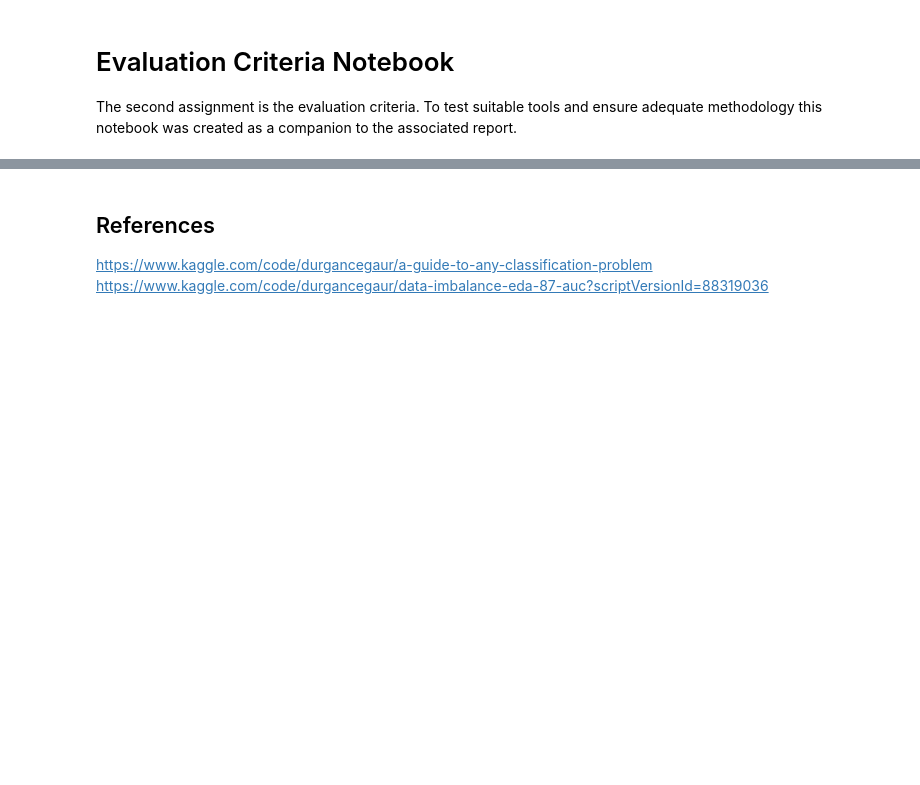
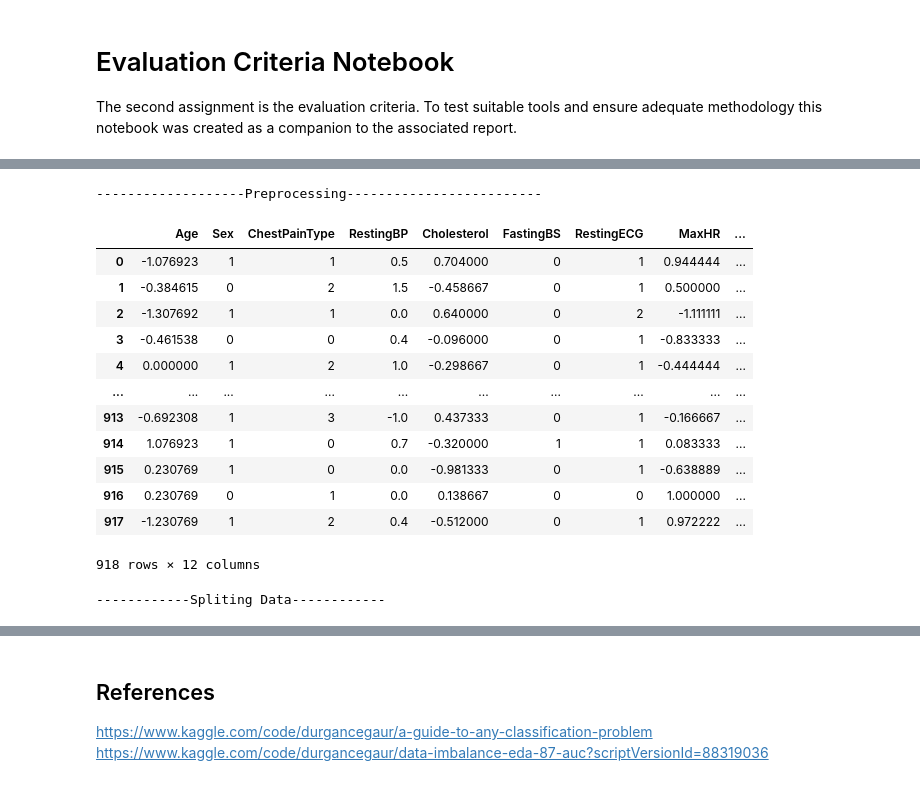
Before and after one commit to VeronicaObodozie/Responsible-and-Reproducible-AI, a Jupyter notebook: Heart Failure Prediction/Evaluation Criteria/evalCriteria.ipynb, the cells around one changed output, grey strips where cells are left out. Drawn from its saved outputs; the diff is of its cells as text; code cells hidden in the pictures; blank space fills up the shorter version.

```diff
--- a/Heart Failure Prediction/Evaluation Criteria/evalCriteria.ipynb
+++ b/Heart Failure Prediction/Evaluation Criteria/evalCriteria.ipynb
@@ -42,23 +72,37 @@ data.describe().T
 # %%
 #----------------------------------- DATA PREPROCESSING -------------------------------------------#
+print('-------------------Preprocessing-------------------------')
 # Outliers
-data[data['RestingBP']!=0]
-data[data['OldPeak']>0]
+# data.drop(data[data['RestingBP']==0].index, inplace=True)
+# data.drop(data[data['Oldpeak']<0].index, inplace=True)
+# data.drop(data[data.Oldpeak < 0].index, inplace=True)
+
+# data = data[data['Oldpeak'] >= 0]
+# data= data[data['RestingBP'] > 0]
 
 # Scaling
 robust_scale = RobustScaler()
 standard_scale = StandardScaler()
+minmax_scaler = MinMaxScaler()
 # Encoding
 ohe= OneHotEncoder()
+le = LabelEncoder()
 
 # Categorical Data Encoding
-data['Sex'] = ohe.fit_transform(data['Sex'])
-data['ChestPainType'] = ohe.fit_transform(data['ChestPainType'])
-data['RestingECG'] = ohe.fit_transform(data['RestingECG'])
-data['ExerciseAngina'] = ohe.fit_transform(data['ExerciseAngina'])
-data['ST_Slope'] = ohe.fit_transform(data['ST_Slope'])
+# data['Sex'] = ohe.fit_transform(data['Sex'])
+# data['ChestPainType'] = ohe.fit_transform(data['ChestPainType'])
+# data['RestingECG'] = ohe.fit_transform(data['RestingECG'])
+# data['ExerciseAngina'] = ohe.fit_transform(data['ExerciseAngina'])
+# data['ST_Slope'] = ohe.fit_transform(data['ST_Slope'])
 
-data1 = pd.get_dummies(data, columns=['Sex','ChestPainType','RestingECG', 'ExerciseAngina', 'ST_Slope'], drop_first=True)
+
+data['Sex'] = le.fit_transform(data['Sex'])
+data['ChestPainType'] = le.fit_transform(data['ChestPainType'])
+data['RestingECG'] = le.fit_transform(data['RestingECG'])
+data['ExerciseAngina'] = le.fit_transform(data['ExerciseAngina'])
+data['ST_Slope'] = le.fit_transform(data['ST_Slope'])
+
+#data = pd.get_dummies(data, columns=['Sex','ChestPainType','RestingECG', 'ExerciseAngina', 'ST_Slope'], drop_first=False)
 
 # Scaling Numerical Data
 data['Oldpeak'] = robust_scale.fit_transform(data[['Oldpeak']])
@@ -66,9 +110,34 @@ data['Age'] = robust_scale.fit_transform(data[['Age']])
 data['RestingBP'] = robust_scale.fit_transform(data[['RestingBP']])
 data['Cholesterol'] = robust_scale.fit_transform(data[['Cholesterol']])
 data['MaxHR'] = robust_scale.fit_transform(data[['MaxHR']])
+# %% [output]
+-------------------Preprocessing-------------------------
+# %%
+# data[data['RestingBP'] > 0]
+# data.drop(data[data['RestingBP']<= 0].index)
+# data[data['Oldpeak'] < 0]
+# data.info()
+data
+# %% [output]
+|  | Age | Sex | ChestPainType | RestingBP | Cholesterol | FastingBS | RestingECG | MaxHR | ... |
+| 0 | -1.076923 | 1 | 1 | 0.5 | 0.704000 | 0 | 1 | 0.944444 | ... |
+| 1 | -0.384615 | 0 | 2 | 1.5 | -0.458667 | 0 | 1 | 0.500000 | ... |
+| 2 | -1.307692 | 1 | 1 | 0.0 | 0.640000 | 0 | 2 | -1.111111 | ... |
+| 3 | -0.461538 | 0 | 0 | 0.4 | -0.096000 | 0 | 1 | -0.833333 | ... |
+| 4 | 0.000000 | 1 | 2 | 1.0 | -0.298667 | 0 | 1 | -0.444444 | ... |
+| ... | ... | ... | ... | ... | ... | ... | ... | ... | ... |
+| 913 | -0.692308 | 1 | 3 | -1.0 | 0.437333 | 0 | 1 | -0.166667 | ... |
+| 914 | 1.076923 | 1 | 0 | 0.7 | -0.320000 | 1 | 1 | 0.083333 | ... |
+| 915 | 0.230769 | 1 | 0 | 0.0 | -0.981333 | 0 | 1 | -0.638889 | ... |
+| 916 | 0.230769 | 0 | 1 | 0.0 | 0.138667 | 0 | 0 | 1.000000 | ... |
+| 917 | -1.230769 | 1 | 2 | 0.4 | -0.512000 | 0 | 1 | 0.972222 | ... |
+918 rows × 12 columns
 # %%
 #----------------------------------- SPLIT DATA -------------------------------------------#
+print('------------Spliting Data------------')
 target= data['HeartDisease']
 features= data.drop('HeartDisease', axis=1)
-x_dev, x_test, y_dev, y_test = train_test_split(features, target, test_size = 0.20, random_state = 2)
+x_dev, x_test, y_dev, y_test = train_test_split(features, target, test_size = 0.20, random_state = 0)
+# %% [output]
+------------Spliting Data------------
 # %%
```
Also changed, not shown: parts of 12 cells of this notebook, 3 other files.
